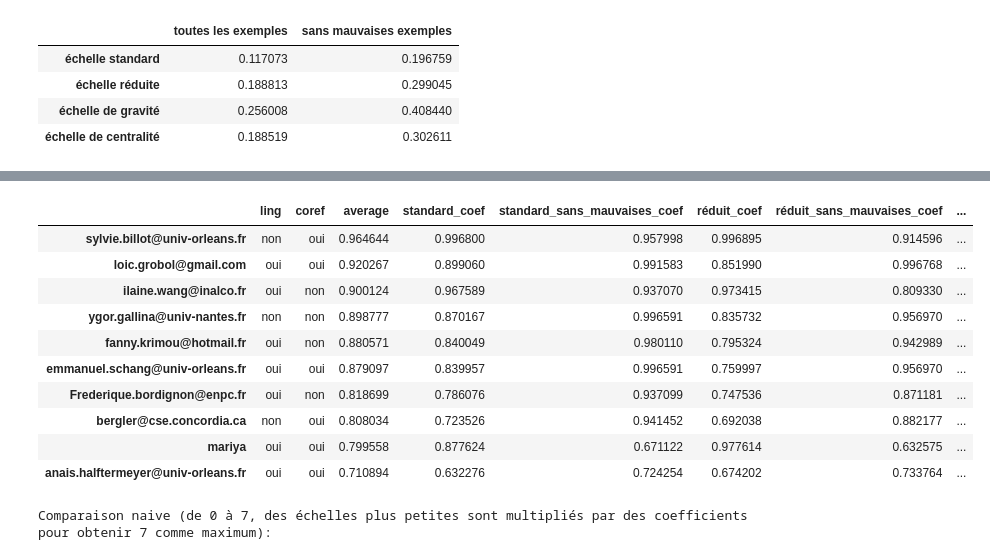
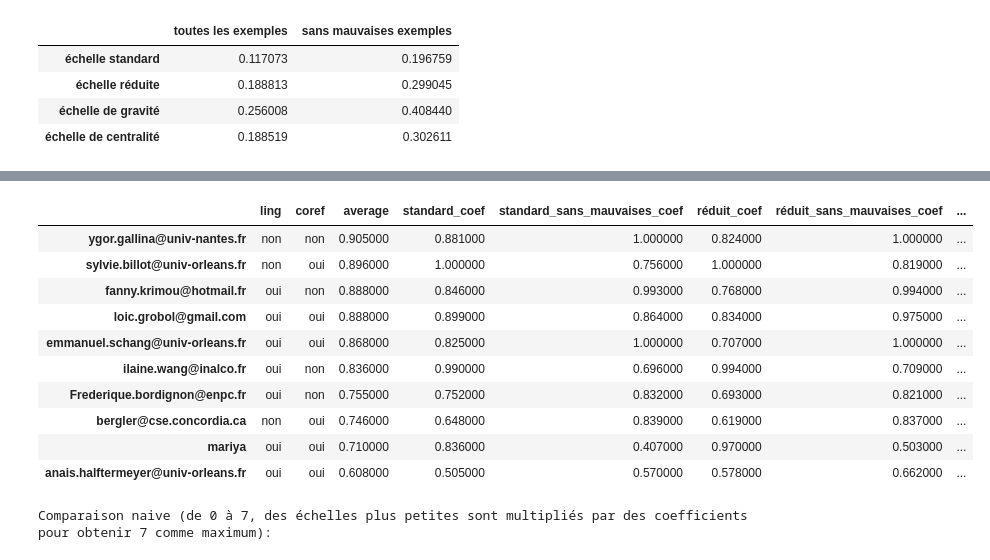
Before and after one commit to project178/coref-metrics-vs-humans, a Jupyter notebook: data_analysis.ipynb, the cells around one changed output, grey strips where cells are left out. Saved outputs shown, nothing was run; the diff lists cells and outputs as text; code cells hidden in the pictures.

Commit message:
profiles des annotateurs

```diff
--- a/data_analysis.ipynb
+++ b/data_analysis.ipynb
@@ -6,7 +14,7 @@ from IPython.display import HTML
 # %%
 def alpha_df(df, good_only=False):
     data = []
-    questions = range(1, 128)
+    questions = df.columns
     if good_only: questions = list(set(questions)-set({i for i in questions if len(answers[i].dropna().unique()) > 3}))
     for annotator in df.index:
         for question in questions:
@@ -20,16 +28,19 @@ def get_trust_coefs(df, good_only=False):
     for i in range(2, len(df.index)+1):
         for combination in combinations(df.index, i):
             alphas[combination] = alpha_df(df.loc[list(combination)], good_only)
+    one_annot = [a for al in alphas.keys() for a in al].count(df.index[0])
     coefs = dict()
     coef = 1
+    all_coefs = []
     sorted_keys = [key for key, val in sorted(alphas.items(), key = lambda ele: ele[1])]
     for i, key in enumerate(sorted_keys):
+        all_coefs.append(coef)
         if alphas[key] > alphas[sorted_keys[i-1]] : coef += 1
         for annotator in key:
-            try: coefs[annotator] += coef
-            except KeyError: coefs[annotator] = coef
-    m = max([coef for coef in coefs.values()])
-    return {annotator : c/(coef+m) for annotator, c in coefs.items()}
+            try: coefs[annotator] += coef*alphas[key]
+            except KeyError: coefs[annotator] = coef*alphas[key]
+    mc, ma = max([coef for coef in all_coefs]), max(alphas.values())
+    return {annotator : c/max(coefs.values()) for annotator, c in coefs.items()}
 # %%
 def ident_bad_annot(coefs, good_only=False):
     for annotator, coef in coefs.items():
@@ -63,6 +114,7 @@ pd.DataFrame(checks).T.style.applymap(lambda x: "background-color: honeydew" if
 | sylvie.billot@univ-orleans.fr | désapprouvé: 4 vs 2 | approuvé | approuvé |
 | ygor.gallina@univ-nantes.fr | non vérifié | non vérifié | non vérifié |
 # %%
+answers.drop([128, 129, 130], axis=1, inplace=True)
 smaller = {"2" : "1", "3" : "2", "4" : "2", "5" : "3", "6" : "3", "7" : "4"}
 gravity = {"0":"grave", "1":"grave", "2":"grave", "3":"pas grave", "4":"pas grave", "5":"pas grave", "6":"pas grave", "7":"pas de fautes"}
 centrality = {"0":"fondamental", "1":"périphérique", "2":"périphérique", "3":"fondamental", "4":"fondamental", "5":"périphérique", "6":"périphérique", "7":"pas de fautes"}
@@ -100,16 +155,16 @@ Il n'y a pas d'annotateurs douteaux.
 # %%
-info1 = pd.concat([info, pd.DataFrame(trust_coefs)], axis=1, join="inner")
-info1.insert(loc=2, column='average', value=info1.loc[:, ~info1.columns.isin(['ling', 'coref'])].mean(axis=1))
+info1 = pd.concat([info, pd.DataFrame(trust_coefs)], axis=1, join="inner").round(3)
+info1.insert(loc=2, column='average', value=info1.loc[:, ~info1.columns.isin(['ling', 'coref'])].mean(axis=1).round(3))
 display(info1.sort_values(by="average", ascending=False).style.set_properties(**{'background-color': 'floralwhite'}, subset=['average']))
 # %% [output]
 |  | ling | coref | average | standard_coef | standard_sans_mauvaises_coef | réduit_coef | réduit_sans_mauvaises_coef | ... |
-| sylvie.billot@univ-orleans.fr | non | oui | 0.964644 | 0.996800 | 0.957998 | 0.996895 | 0.914596 | ... |
-| loic.grobol@gmail.com | oui | oui | 0.920267 | 0.899060 | 0.991583 | 0.851990 | 0.996768 | ... |
-| ilaine.wang@inalco.fr | oui | non | 0.900124 | 0.967589 | 0.937070 | 0.973415 | 0.809330 | ... |
-| ygor.gallina@univ-nantes.fr | non | non | 0.898777 | 0.870167 | 0.996591 | 0.835732 | 0.956970 | ... |
-| fanny.krimou@hotmail.fr | oui | non | 0.880571 | 0.840049 | 0.980110 | 0.795324 | 0.942989 | ... |
-| emmanuel.schang@univ-orleans.fr | oui | oui | 0.879097 | 0.839957 | 0.996591 | 0.759997 | 0.956970 | ... |
-| Frederique.bordignon@enpc.fr | oui | non | 0.818699 | 0.786076 | 0.937099 | 0.747536 | 0.871181 | ... |
-| bergler@cse.concordia.ca | non | oui | 0.808034 | 0.723526 | 0.941452 | 0.692038 | 0.882177 | ... |
-| mariya | oui | oui | 0.799558 | 0.877624 | 0.671122 | 0.977614 | 0.632575 | ... |
-| anais.halftermeyer@univ-orleans.fr | oui | oui | 0.710894 | 0.632276 | 0.724254 | 0.674202 | 0.733764 | ... |
+| ygor.gallina@univ-nantes.fr | non | non | 0.905000 | 0.881000 | 1.000000 | 0.824000 | 1.000000 | ... |
+| sylvie.billot@univ-orleans.fr | non | oui | 0.896000 | 1.000000 | 0.756000 | 1.000000 | 0.819000 | ... |
+| fanny.krimou@hotmail.fr | oui | non | 0.888000 | 0.846000 | 0.993000 | 0.768000 | 0.994000 | ... |
+| loic.grobol@gmail.com | oui | oui | 0.888000 | 0.899000 | 0.864000 | 0.834000 | 0.975000 | ... |
+| emmanuel.schang@univ-orleans.fr | oui | oui | 0.868000 | 0.825000 | 1.000000 | 0.707000 | 1.000000 | ... |
+| ilaine.wang@inalco.fr | oui | non | 0.836000 | 0.990000 | 0.696000 | 0.994000 | 0.709000 | ... |
+| Frederique.bordignon@enpc.fr | oui | non | 0.755000 | 0.752000 | 0.832000 | 0.693000 | 0.821000 | ... |
+| bergler@cse.concordia.ca | non | oui | 0.746000 | 0.648000 | 0.839000 | 0.619000 | 0.837000 | ... |
+| mariya | oui | oui | 0.710000 | 0.836000 | 0.407000 | 0.970000 | 0.503000 | ... |
+| anais.halftermeyer@univ-orleans.fr | oui | oui | 0.608000 | 0.505000 | 0.570000 | 0.578000 | 0.662000 | ... |
```
Also changed, not shown: parts of 8 cells of this notebook, 34 other files.
